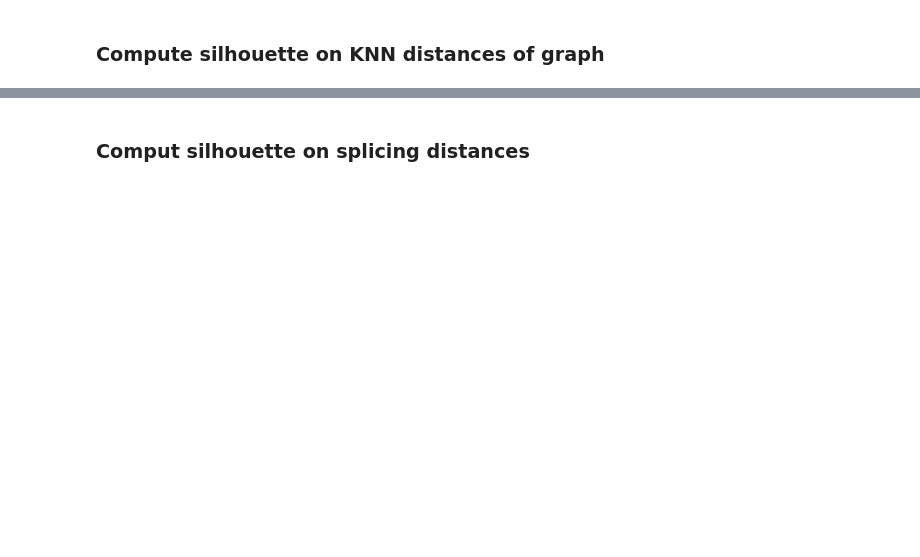
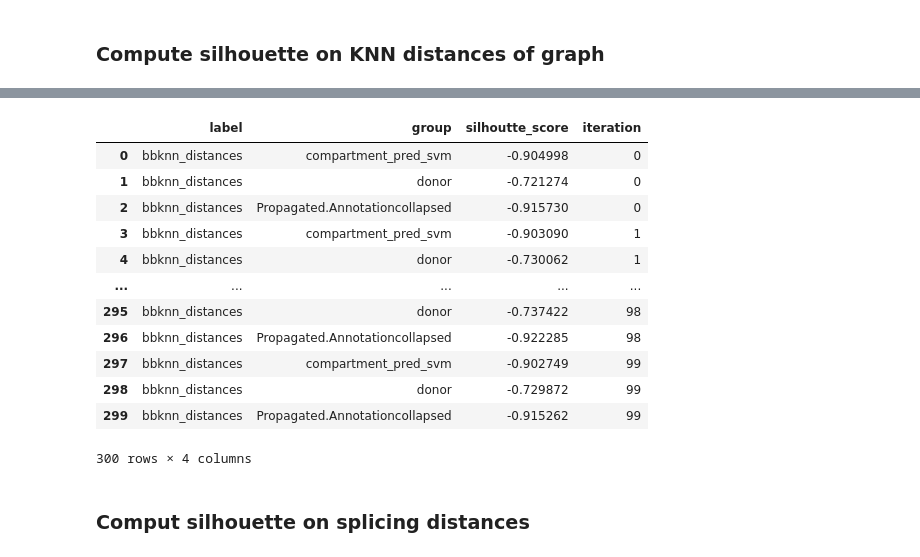
Before and after one commit to czbiohub-sf/tabula-sapiens, a Jupyter notebook: analysis-scripts/pilot1_pilot2/004_splicing_dists.ipynb, the cells around one changed output, grey strips where cells are left out. Cells and saved outputs as stored; diff of their text form; code cells hidden in the pictures; blank space fills up the shorter version.

```diff
--- a/analysis-scripts/pilot1_pilot2/004_splicing_dists.ipynb
+++ b/analysis-scripts/pilot1_pilot2/004_splicing_dists.ipynb
@@ -240,0 +258,5 @@ splicing2d_muscle_min_genes_cells.shape
+# %%
+splicing2d_muscle_subset = splicing2d_muscle[gene_subset]
+splicing2d_muscle_subset = splicing2d_muscle_subset.loc[splicing2d_muscle_subset.notnull().sum(axis=1) >= 3, :]
+print(splicing2d_muscle_subset.shape)
+splicing2d_muscle_subset.head()
@@ -241,6 +272,6 @@ splicing2d_muscle_min_genes_cells.shape
 # %% [markdown]
 ## Subset adata to only cells with enough splicing
 # %%
-adata_with_splicing_subset = adata_with_splicing_muscle[splicing2d_muscle_min_genes_cells.index]
+adata_with_splicing_subset = adata_with_splicing_muscle[splicing2d_muscle_subset.index]
 adata_with_splicing_subset
 # %% [output]
@@ -286,7 +316,7 @@ dtype: int64
 # %%
 %%time
 
-splicing2d_subset_distances = splicing_utils.compute_distances_df(splicing2d_muscle_min_genes_cells, n_jobs=32)
+splicing2d_subset_distances = splicing_utils.compute_distances_df(splicing2d_muscle_subset, n_jobs=32)
 print(splicing2d_subset_distances.shape)
 splicing2d_subset_distances.head()
 # %% [output]
@@ -362,3 +417,6 @@ def compute_silhoutte_vs_col(adata, silhouette_cols, umapped, label, metric='euc
     return df
 # %%
 silhouette_cols = UMAP_COLOR + ['Propagated.Annotationcollapsed']
+# %%
+silhouette_cols = ['compartment_pred_svm', 'donor', 'Propagated.Annotationcollapsed']
+silhouette_cols
@@ -368,6 +438,9 @@ silhouette_cols = UMAP_COLOR + ['Propagated.Annotationcollapsed']
 %%time
 
 silhouette_bbknn = compute_silhoutte_vs_col(
-    adata_with_splicing_subset, silhouette_cols, adata_with_splicing_subset.uns['connectivities'], label='bbknn_distances', metric='precomputed'
+    adata_with_splicing_subset, silhouette_cols,
+    adata_with_splicing_subset.obsp['distances'].todense(),
+    label='bbknn_distances', metric='precomputed'
 )
 silhouette_bbknn
+# %% [output]
@@ -374,3 +449,16 @@ silhouette_bbknn
+|  | label | group | silhoutte_score | iteration |
+| 0 | bbknn_distances | compartment_pred_svm | -0.904998 | 0 |
+| 1 | bbknn_distances | donor | -0.721274 | 0 |
+| 2 | bbknn_distances | Propagated.Annotationcollapsed | -0.915730 | 0 |
+| 3 | bbknn_distances | compartment_pred_svm | -0.903090 | 1 |
+| 4 | bbknn_distances | donor | -0.730062 | 1 |
+| ... | ... | ... | ... | ... |
+| 295 | bbknn_distances | donor | -0.737422 | 98 |
+| 296 | bbknn_distances | Propagated.Annotationcollapsed | -0.922285 | 98 |
+| 297 | bbknn_distances | compartment_pred_svm | -0.902749 | 99 |
+| 298 | bbknn_distances | donor | -0.729872 | 99 |
+| 299 | bbknn_distances | Propagated.Annotationcollapsed | -0.915262 | 99 |
+300 rows × 4 columns
 # %% [markdown]
 ### Comput silhouette on splicing distances
 # %%
```
Also changed, not shown: parts of 34 cells of this notebook, 1 other file.
